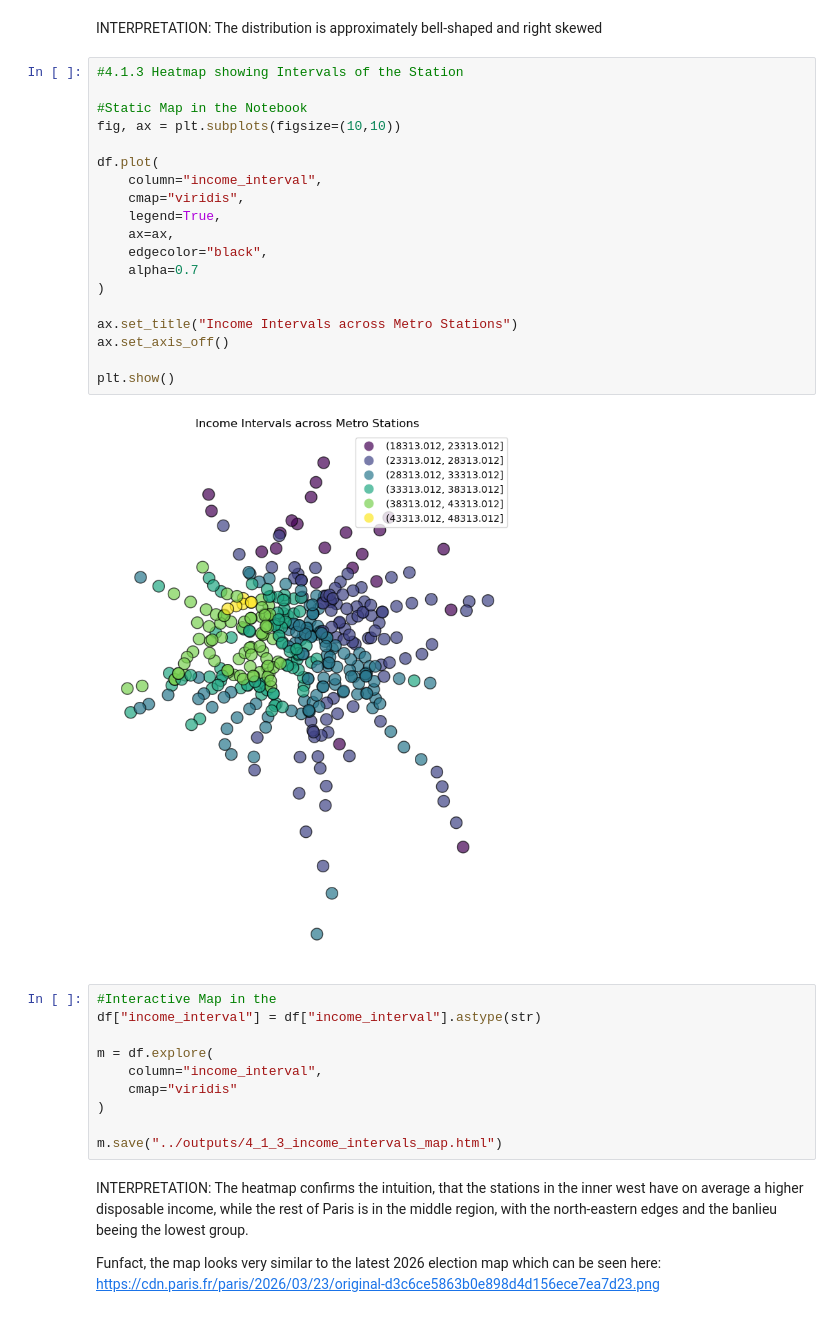
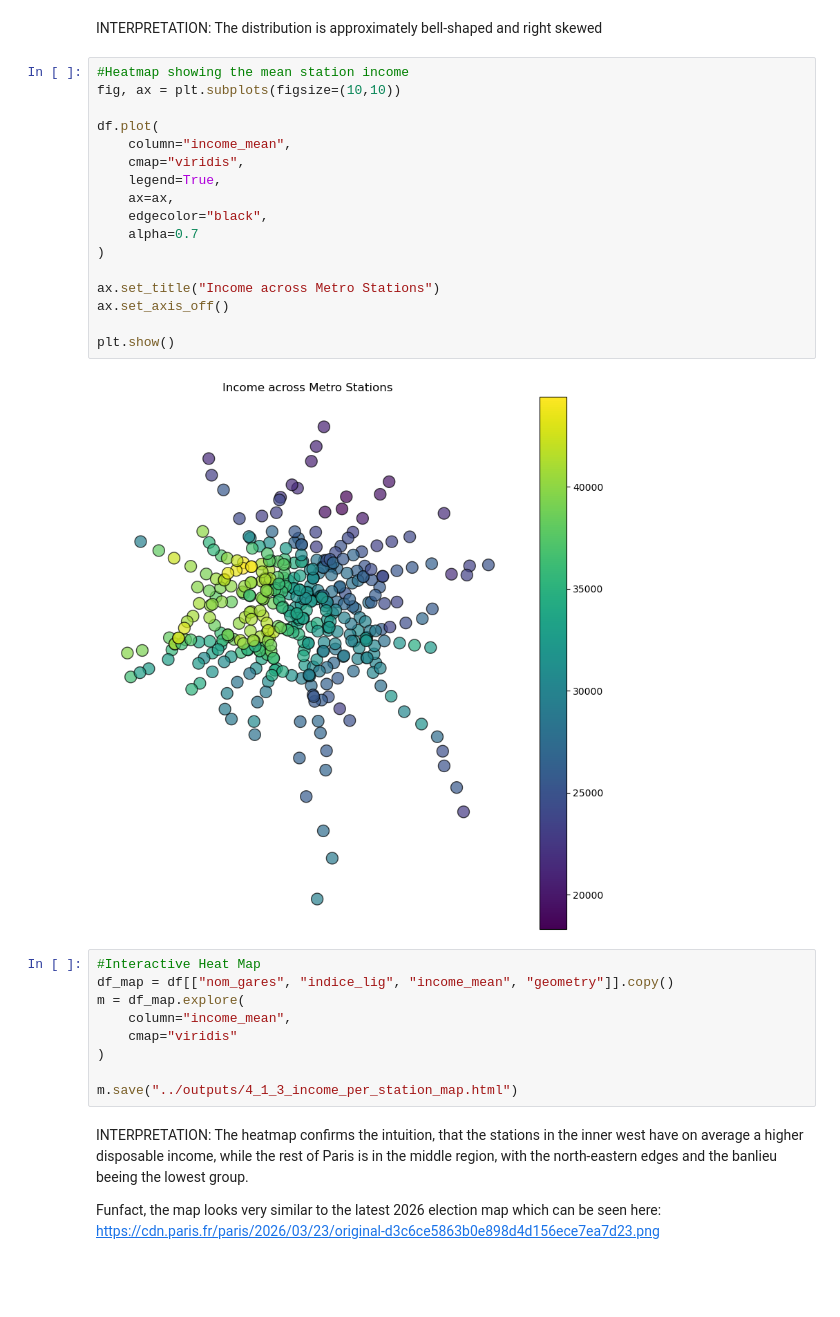
Before and after one commit to tomixmeier/ParisMetro, a Jupyter notebook: notebooks/analysis.ipynb, the cells around one changed output. Cells and saved outputs as stored; diff of their text form; blank space fills up the shorter version.

```diff
--- a/notebooks/analysis.ipynb
+++ b/notebooks/analysis.ipynb
@@ -250,37 +252,34 @@ plt.show()
 [figure]
 # %% [markdown]
 INTERPRETATION: The distribution is approximately bell-shaped and right skewed
-# %%
-#4.1.3 Heatmap showing Intervals of the Station
-
-#Static Map in the Notebook
-fig, ax = plt.subplots(figsize=(10,10))
-
-df.plot(
-    column="income_interval",
-    cmap="viridis",
-    legend=True,
-    ax=ax,
-    edgecolor="black",
-    alpha=0.7
-)
-
-ax.set_title("Income Intervals across Metro Stations")
-ax.set_axis_off()
-
-plt.show()
-# %% [output]
-[figure, removed]
+# %%
+#Heatmap showing the mean station income
+fig, ax = plt.subplots(figsize=(10,10))
+
+df.plot(
+    column="income_mean",
+    cmap="viridis",
+    legend=True,
+    ax=ax,
+    edgecolor="black",
+    alpha=0.7
+)
+
+ax.set_title("Income across Metro Stations")
+ax.set_axis_off()
+
+plt.show()
+# %% [output]
+[figure, added]
 # %%
-#Interactive Map in the
-df["income_interval"] = df["income_interval"].astype(str)
-
-m = df.explore(
-    column="income_interval",
+#Interactive Heat Map
+df_map = df[["nom_gares", "indice_lig", "income_mean", "geometry"]].copy()
+m = df_map.explore(
+    column="income_mean",
     cmap="viridis"
 )
 
-m.save("../outputs/4_1_3_income_intervals_map.html")
+m.save("../outputs/4_1_3_income_per_station_map.html")
 # %% [markdown]
 INTERPRETATION: The heatmap confirms the intuition, that the stations in the inner west have on average a higher disposable income, while the rest of Paris is in the middle region, with the north-eastern edges and the banlieu beeing the lowest group.
 
```
Also changed, not shown: parts of 8 cells of this notebook, 4 other files.
